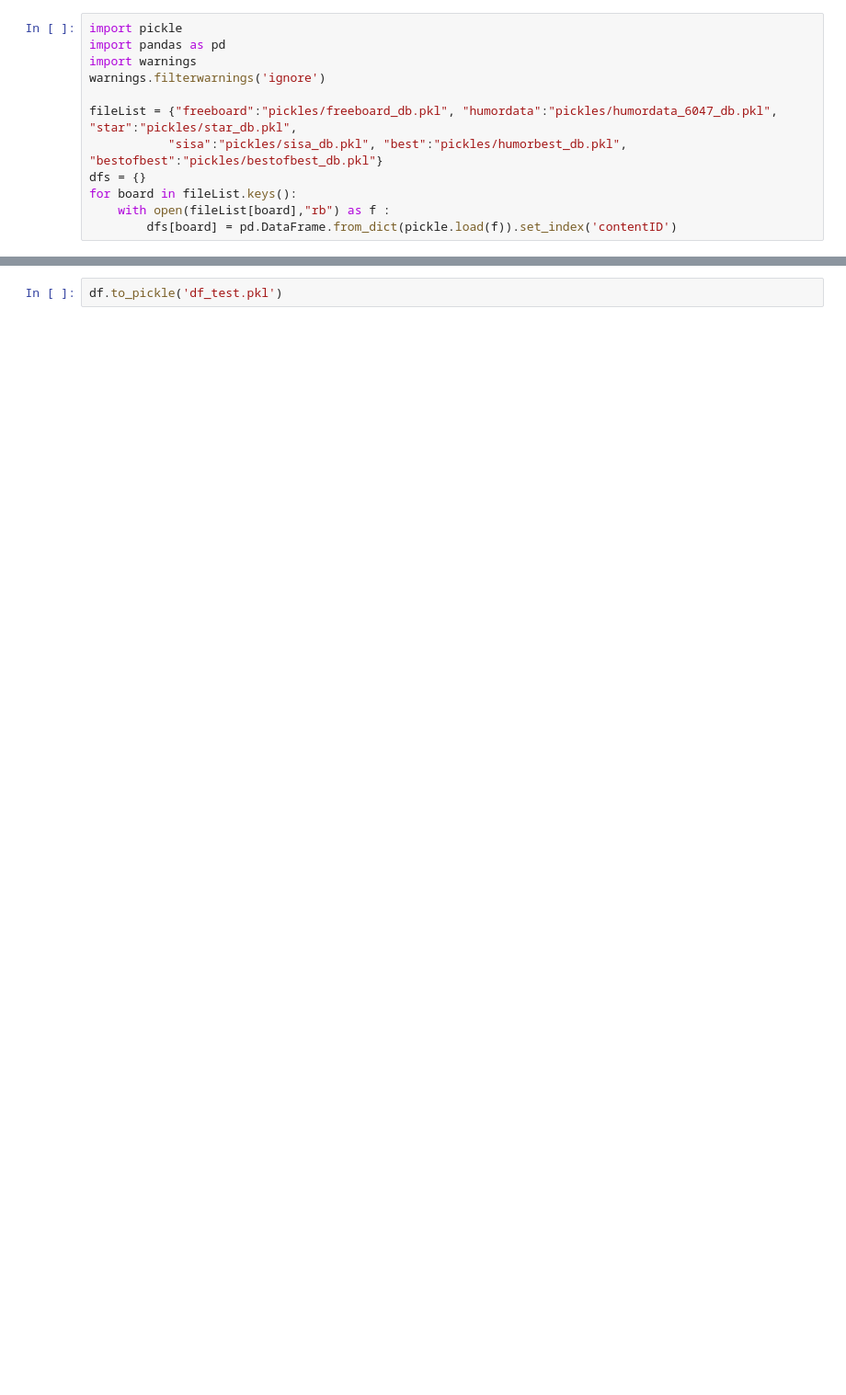
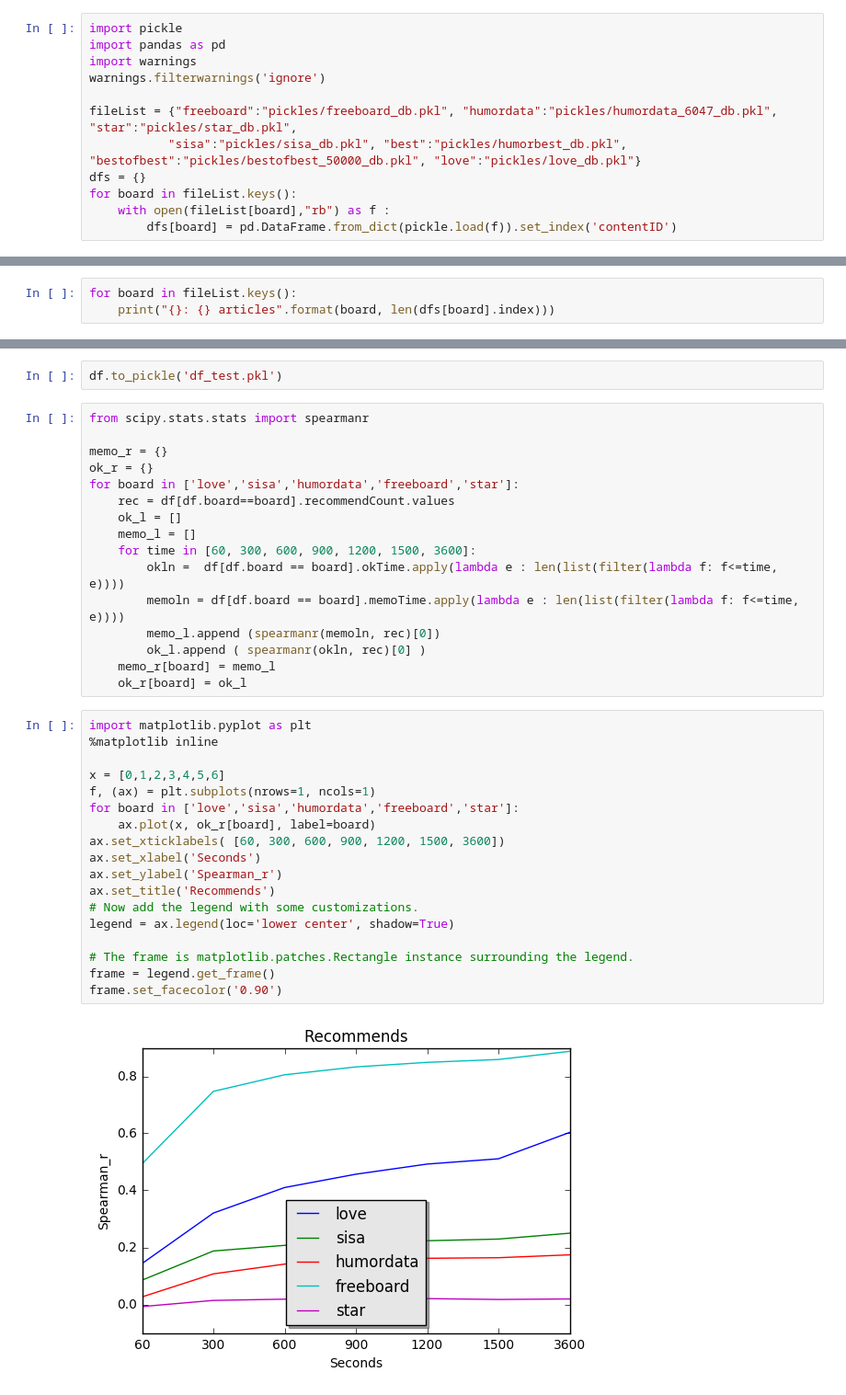
Before and after one commit to HotOU-SNU/HotOU, a Jupyter notebook: data_preprocessing.ipynb, the cells around one changed output, grey strips where cells are left out. Shown: that part at 92% size. Cells and saved outputs as stored; diff of their text form; blank space fills up the shorter version.

```diff
--- a/data_preprocessing.ipynb
+++ b/data_preprocessing.ipynb
@@ -5,7 +5,7 @@ import warnings
 warnings.filterwarnings('ignore')
 
 fileList = {"freeboard":"pickles/freeboard_db.pkl", "humordata":"pickles/humordata_6047_db.pkl", "star":"pickles/star_db.pkl",
-           "sisa":"pickles/sisa_db.pkl", "best":"pickles/humorbest_db.pkl", "bestofbest":"pickles/bestofbest_db.pkl"}
+           "sisa":"pickles/sisa_db.pkl", "best":"pickles/humorbest_db.pkl", "bestofbest":"pickles/bestofbest_50000_db.pkl", "love":"pickles/love_db.pkl"}
 dfs = {}
 for board in fileList.keys():
     with open(fileList[board],"rb") as f :
@@ -16,0 +13,3 @@ dict_keys(['freeboard', 'humordata', 'best', 'bestofbest', 'sisa', 'star'])
+# %%
+for board in fileList.keys():
+    print("{}: {} articles".format(board, len(dfs[board].index)))
@@ -169,2 +108,38 @@ Index(['freeboard_1377351', 'freeboard_1309879', 'freeboard_1331187',
 # %%
 df.to_pickle('df_test.pkl')
+# %%
+from scipy.stats.stats import spearmanr
+
+memo_r = {}
+ok_r = {}
+for board in ['love','sisa','humordata','freeboard','star']:
+    rec = df[df.board==board].recommendCount.values
+    ok_l = []
+    memo_l = []
+    for time in [60, 300, 600, 900, 1200, 1500, 3600]:
+        okln =  df[df.board == board].okTime.apply(lambda e : len(list(filter(lambda f: f<=time, e))))
+        memoln = df[df.board == board].memoTime.apply(lambda e : len(list(filter(lambda f: f<=time, e))))
+        memo_l.append (spearmanr(memoln, rec)[0])
+        ok_l.append ( spearmanr(okln, rec)[0] )
+    memo_r[board] = memo_l
+    ok_r[board] = ok_l
+# %%
+import matplotlib.pyplot as plt
+%matplotlib inline
+
+x = [0,1,2,3,4,5,6]
+f, (ax) = plt.subplots(nrows=1, ncols=1)
+for board in ['love','sisa','humordata','freeboard','star']:
+    ax.plot(x, ok_r[board], label=board)
+ax.set_xticklabels( [60, 300, 600, 900, 1200, 1500, 3600])
+ax.set_xlabel('Seconds')
+ax.set_ylabel('Spearman_r')
+ax.set_title('Recommends')
+# Now add the legend with some customizations.
+legend = ax.legend(loc='lower center', shadow=True)
+
+# The frame is matplotlib.patches.Rectangle instance surrounding the legend.
+frame = legend.get_frame()
+frame.set_facecolor('0.90')
+# %% [output]
+[figure, added]
```
Also changed, not shown: parts of 20 cells of this notebook, 13 other files.
